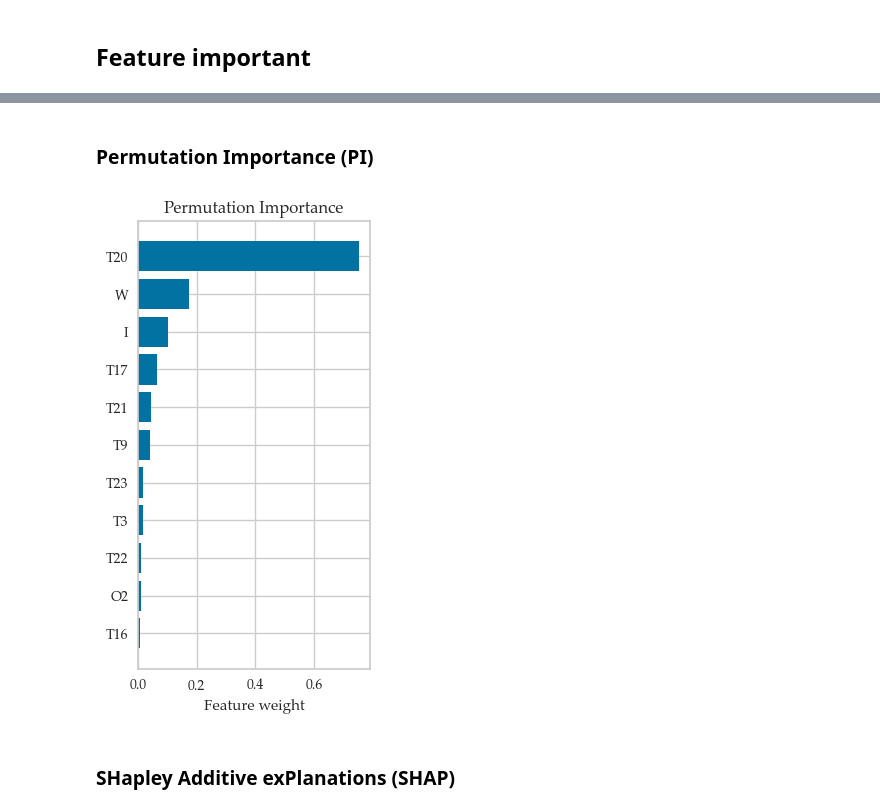
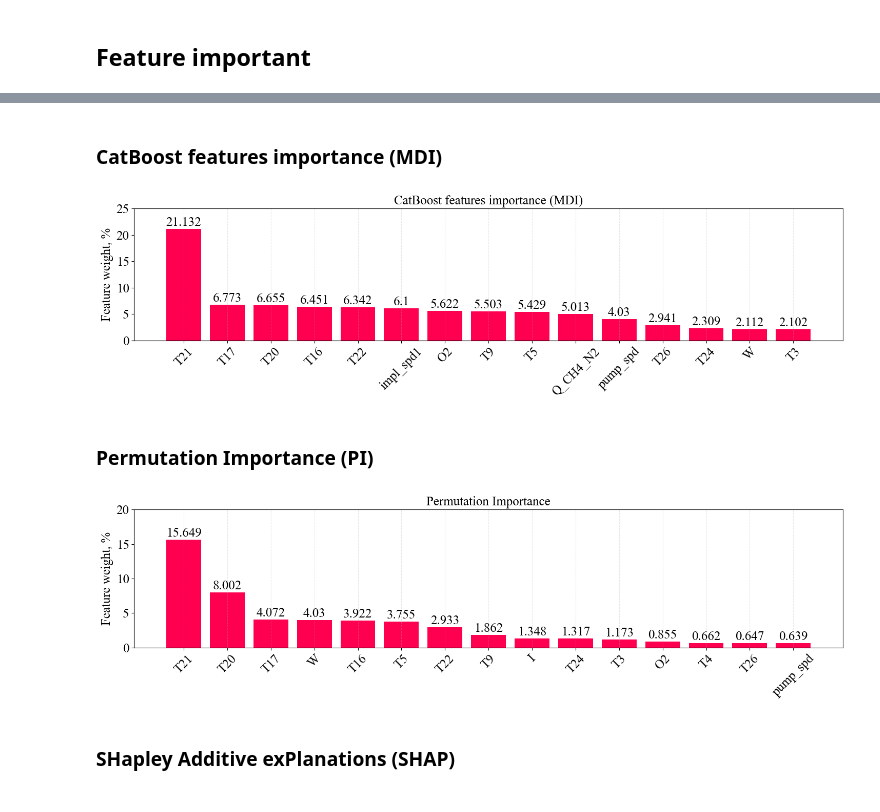
Before and after one commit to caapel/SOFC, a Jupyter notebook: SOFC_analisys.ipynb, the cells around one changed output, grey strips where cells are left out. Drawn from its saved outputs; the diff is of its cells as text; code cells hidden in the pictures.

Commit message:
switching to CatBoost-engine

```diff
--- a/SOFC_analisys.ipynb
+++ b/SOFC_analisys.ipynb
@@ -186,7 +190,8 @@ X = df.drop(columns='V').copy()  # input feature
 y = df.V.copy()  # target feature (Voltage [V])
 
 # Standardization of input feature general set
-scaler = StandardScaler()
+#scaler = StandardScaler()
+scaler = MinMaxScaler()
 X_std = scaler.fit_transform(X)
 X_std = pd.DataFrame(X_std, columns=X.columns)
 
@@ -199,2 +202,2 @@ X_train, X_test, y_train, y_test = train_test_split(X_std, y, test_size=0.2, ran
 # %%
-n = 11  # base component count
+n = 15  # base component count
@@ -221,23 +204,69 @@ plt.show()
+# %% [markdown]
+### CatBoost features importance (MDI)
+# %%
+selector = catboost.CatBoostRegressor(random_state=random_state, silent=True)
+selector.fit(X_std, y)
+
+feature_importances = pd.DataFrame({'importance' : selector.feature_importances_},
+                                   index=X_std.columns).sort_values(by='importance', ascending=False)
+# %%
+fontsize = 18
+
+n_feature_importances = feature_importances.iloc[:n, :].copy()  # get n-strongest features
+MDI_columns = n_feature_importances.sort_values(by='importance', ascending=False).index
+
+plt.rcParams['font.family'] = 'Times New Roman'
+plt.rcParams['font.size'] = fontsize
+
+plt.figure(figsize=(n, 4.5))
+
+for bar in plt.bar(range(len(n_feature_importances.index)), n_feature_importances.importance,
+                   align='center', width=0.8, color='#ff0051'):
+    yval = bar.get_height()
+    plt.text(bar.get_x() + bar.get_width()/2, yval, round(yval, 3), ha='center', va='bottom')
+
+plt.xticks(range(len(n_feature_importances.index)), n_feature_importances.index, rotation=45)
+plt.ylabel('Feature weight, %', fontsize=fontsize)
+plt.ylim(0, ((feature_importances.importance.max() // 5) + 1) * 5)
+plt.title('CatBoost features importance (MDI)', fontsize=fontsize)
+plt.grid(axis='x', linestyle='--', alpha=0.3)
+plt.tight_layout()
+plt.savefig('pictures/standard_feature_important.png', dpi = 300, transparent = True)
+plt.show()
+# %% [output]
+[figure, added]
 # %% [markdown]
 ### Permutation Importance (PI)
+# %%
+feature_importances = pd.DataFrame(
+    {'importance' : permutation_importance(selector, X_std, y, n_repeats=5,
+                                           random_state=random_state, n_jobs=-1).importances_mean},
+    index=X_std.columns).sort_values(by='importance', ascending=False)
+
+feature_importances.importance = feature_importances.importance * 100
 # %%
-feature_importances = pd.DataFrame(
-    {'importance' : permutation_importance(selector, X_std, y, n_repeats=5,
-                                           random_state=random_state, n_jobs=-1).importances_mean},
-    index=X_std.columns).sort_values(by='importance', ascending=True)
+n_feature_importances = feature_importances.iloc[:n, :].copy()  # get n-strongest features
+PI_columns = n_feature_importances.sort_values(by='importance', ascending=False).index
 
-feature_importances = feature_importances.iloc[-n:, :]  # get n-strongest features
-PI_columns = feature_importances.sort_values(by='importance', ascending=False).index
+plt.rcParams['font.family'] = 'Times New Roman'
+plt.rcParams['font.size'] = fontsize
 
-plt.figure(figsize=(3, n/2))
-plt.barh(range(len(feature_importances.index)), feature_importances.importance, align='center')
-plt.yticks(range(len(feature_importances.index)), feature_importances.index)
-plt.xlabel('Feature weight')
-plt.title('Permutation Importance')
+plt.figure(figsize=(n, 4.5))
+
+for bar in plt.bar(range(len(n_feature_importances.index)), n_feature_importances.importance,
+                   align='center', width=0.8, color='#ff0051'):
+    yval = bar.get_height()
+    plt.text(bar.get_x() + bar.get_width()/2, yval, round(yval, 3), ha='center', va='bottom')
+
+plt.xticks(range(len(n_feature_importances.index)), n_feature_importances.index, rotation=45)
+plt.ylim(0, ((feature_importances.importance.max() // 5) + 1) * 5)
+plt.ylabel('Feature weight, %', fontsize=fontsize)
+plt.title('Permutation Importance', fontsize=fontsize)
+plt.grid(axis='x', linestyle='--', alpha=0.3)
 plt.tight_layout()
 plt.savefig('pictures/Permutation_Importance.png', dpi = 300, transparent = True)
 plt.show()
 # %% [output]
-[figure, old version]
+[figure, new version]
 # %% [markdown]
 ### SHapley Additive exPlanations (SHAP)
```
Also changed, not shown: parts of 59 cells of this notebook, 2 other files.
